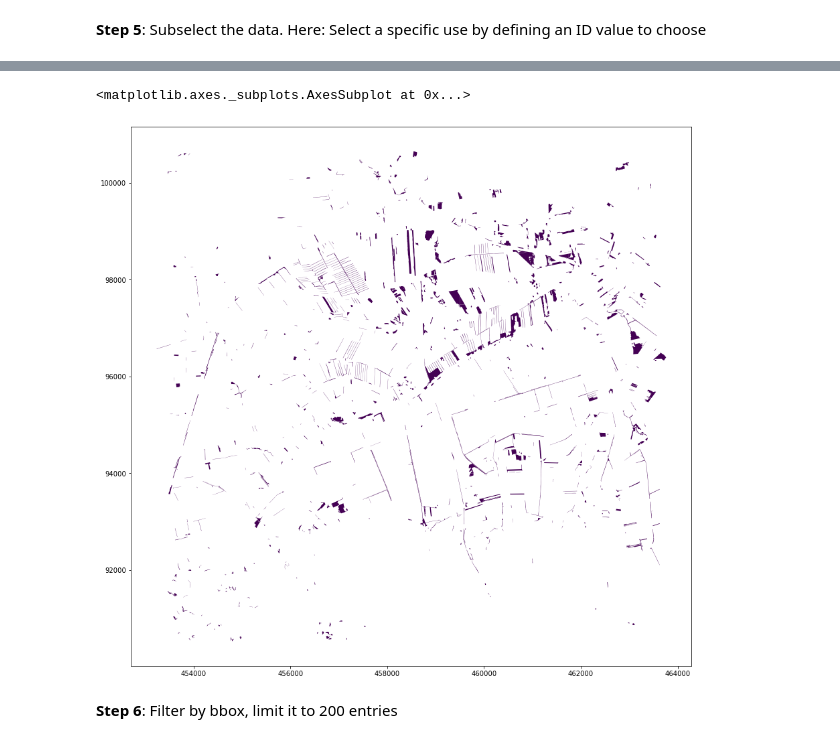
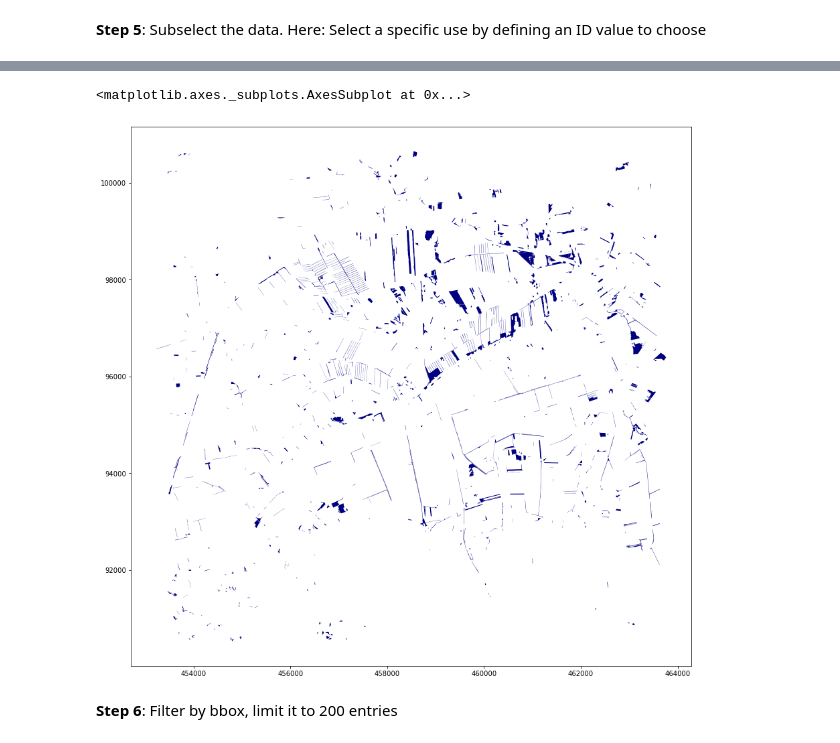
Before and after one commit to xcube-dev/xcube-geodb, a Jupyter notebook: notebooks/geodb_explore_datasets.ipynb, the cells around one changed output, grey strips where cells are left out. Drawn from its saved outputs; the diff is of its cells as text; code cells hidden in the pictures.

```diff
--- a/notebooks/geodb_explore_datasets.ipynb
+++ b/notebooks/geodb_explore_datasets.ipynb
@@ -35,3 +33,6 @@ geodb = GeoDBClient()
+# %%
+geodb = GeoDBClient(client_id="TAaPgAhmAml1Sz8A3JysheAzX7lMB6m7", client_secret="Fmh_s29ecxCkcwBjZvOE-Q7YP8Yc5KXYV0LQYsvfbMiIqHJ9ydlTjdibARML12oI")
+# geodb = GeoDBClient()
 # %% [markdown]
 ### Get your user name
 # %%
@@ -85,6 +87,6 @@ gdf.plot(column="raba_id", figsize=(15,15), cmap = 'jet')
 # %% [markdown]
 __Step 5__: Subselect the data. Here: Select a specific use by defining an ID value to choose
 # %%
-gdfsub = geodb.get_collection('land_use', database='geodb_admin', query='raba_id=eq.1410')
+gdfsub = geodb.get_collection('land_use', database='geodb_test99', query='raba_id=eq.1410')
 gdfsub.head()
 # %% [output]
@@ -97,8 +99,8 @@ gdfsub.head()
 # %%
-gdfsub.plot(column="raba_id", figsize=(15,15))
+gdfsub.plot(column="raba_id", figsize=(15,15), cmap = 'jet')
 # %% [output]
 <matplotlib.axes._subplots.AxesSubplot at 0x...>
-[figure, old version]
+[figure, new version]
 # %% [markdown]
 __Step 6__: Filter by bbox, limit it to 200 entries
 # %%
```
Also changed, not shown: parts of 11 cells of this notebook, 1 other file.
